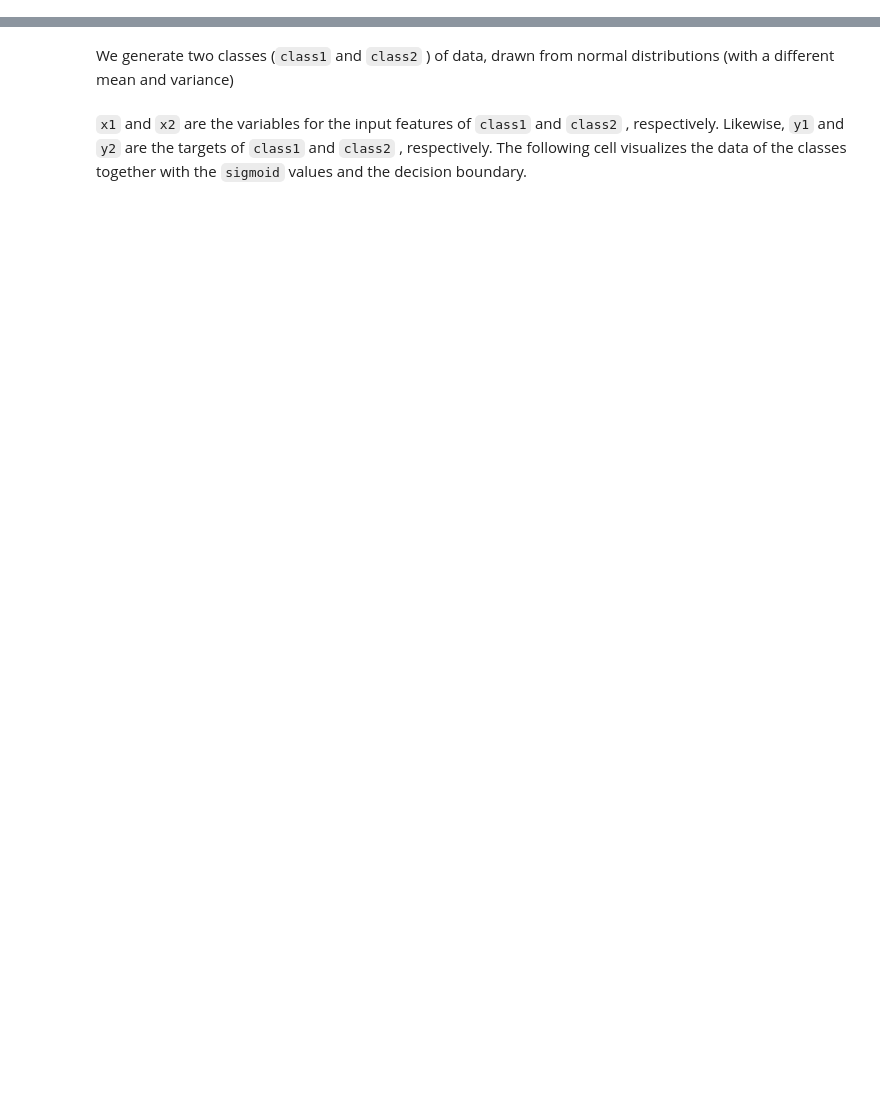
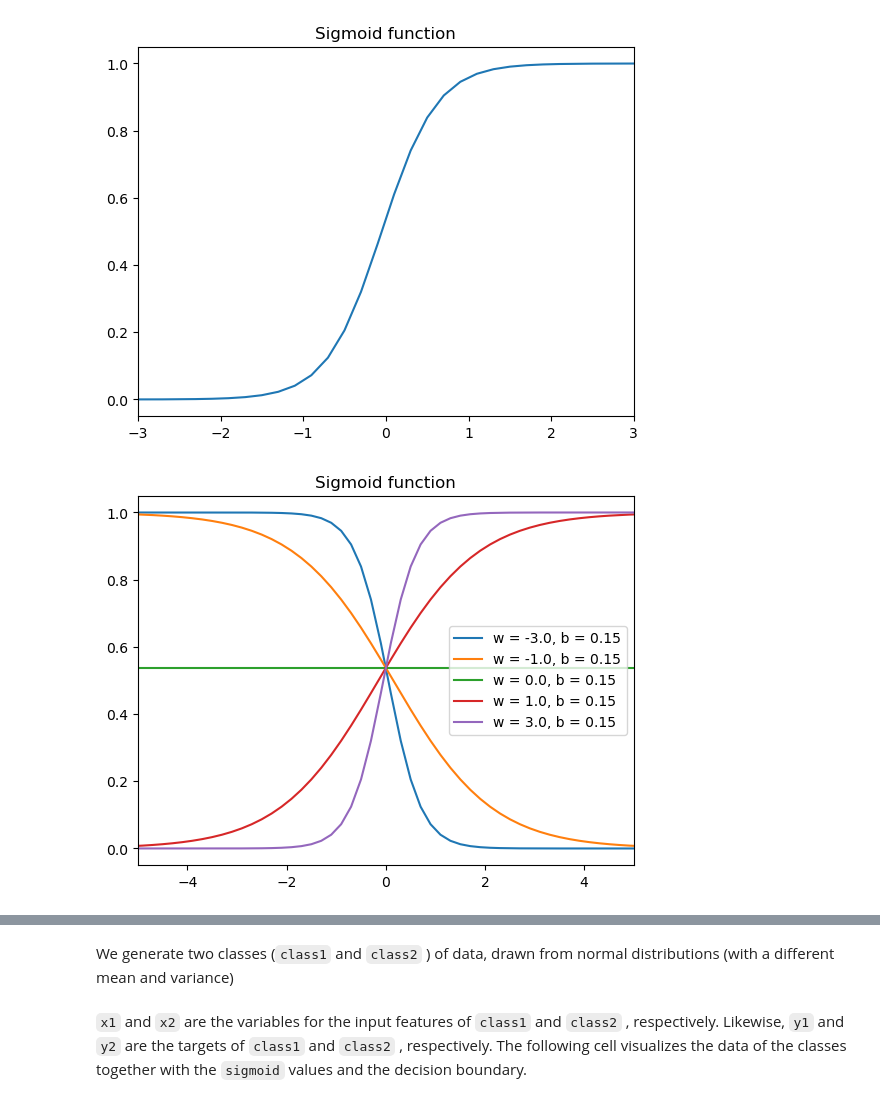
Before and after one commit to LVOL98/IML_Introduction-to-Machine-Learning, a Jupyter notebook: iml-repo/vscode/02-material/W08/02-logistic_regression.ipynb, the cells around one changed output, grey strips where cells are left out. Cells and saved outputs as stored; diff of their text form; code cells hidden in the pictures; blank space fills up the shorter version.

```diff
--- a/iml-repo/vscode/02-material/W08/02-logistic_regression.ipynb
+++ b/iml-repo/vscode/02-material/W08/02-logistic_regression.ipynb
@@ -65,20 +65,50 @@ $\sigma(z)=\frac{1}{1+\text{e}^{(-z)}}$for $\sigma=0.5$, hence solve $b + w x =
 # %%
+# 1
 def sigmoid(x,b,w) :  # sigmoid function
     """
     :param x: 1D array of the (single) input-feature values.
     :param b: The bias parameter of the model.
     :param W: The weight parameter of the model.
 
     :return: output values of the sigmoid function.
     """
-    ...
+    z = w * x + b
+    return 1/(1+np.exp(-z))
 
 xs = np.linspace(-100,100,1000) ### linspace of "input features"
-params = [3.0,0.15] ### parameters of the model
+# params = [3.0,0.15] ### parameters of the model
+params = [3.0]
+b = 0.15
 
-# Calc decision boundary here
-# Decision_boundary = ...
+# 2
+plt.title('Sigmoid function')
+plt.xlim(-3, 3)
+s = sigmoid(xs, b, np.array(params)) ### output of the sigmoid function
+plt.plot(xs, s, label = f'w = {params[0]}, b = {b}')
+plt.show()
 
+# 3
+plt.title('Sigmoid function')
+plt.xlim(-5, 5)
+for w in [-3.0, -1.0, 0.0, 1.0, 3.0]:
+    s = sigmoid(xs, b, np.array([w]))
+    plt.plot(xs, s, label = f'w = {w}, b = {b}')
+plt.legend()
+plt.show()
+
+# 4
+plt.title('Sigmoid function')
+plt.xlim(-5, 5)
+for bias in [-3.0, -1.0, 0.0, 1.0, 3.0]:
+    s = sigmoid(xs, bias, np.array(params))
+    plt.plot(xs, s, label = f'w = {params}, b = {bias}')
+# draw a line at 0.5
+plt.plot([-5,5],[0.5,0.5],'--C3',label = 'y = 0.5, decision boundary')
+plt.legend()
+plt.show()
 
 # remove the comment after completing 5.
 #plt.plot([Decision_boundary,Decision_boundary],[0,1],'--C3',label = 'decision boundary')
+# %% [output]
+[figure, added]
+[figure, added]
```
Also changed, not shown: parts of 9 cells of this notebook, 9 other files.
